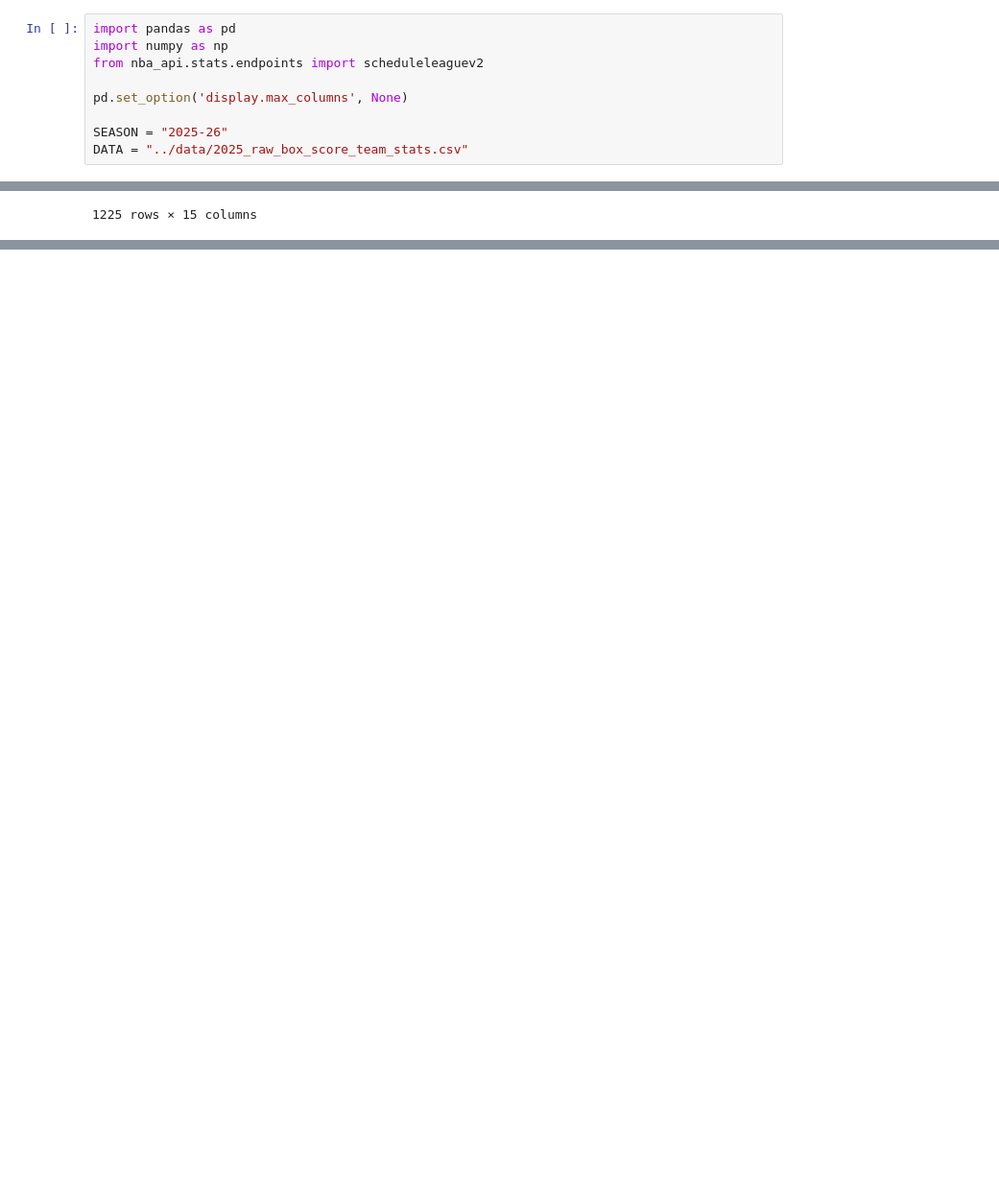
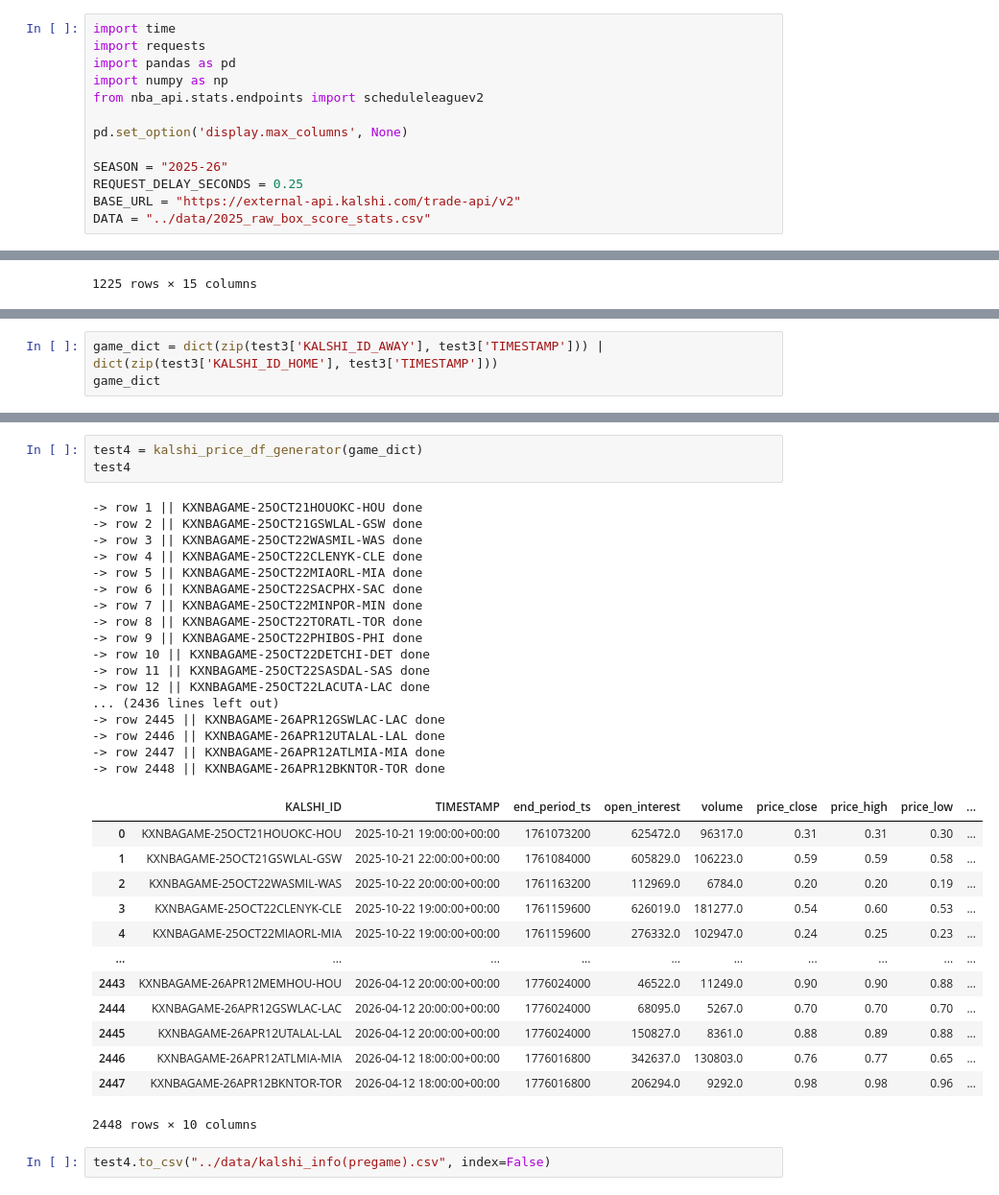
Before and after one commit to brad-hof/Milestone2, a Jupyter notebook: Notebooks/kalshi_data.ipynb, the cells around one changed output, grey strips where cells are left out. Shown at 96% size. Drawn from its saved outputs; the diff is of its cells as text; blank space fills up the shorter version.

Commit message:
Initial Kalshi data fetch and csv file rename

```diff
--- a/Notebooks/kalshi_data.ipynb
+++ b/Notebooks/kalshi_data.ipynb
@@ -7,6 +7,8 @@ description here
 
 fill this out later
 # %%
+import time
+import requests
 import pandas as pd
 import numpy as np
 from nba_api.stats.endpoints import scheduleleaguev2
@@ -14,7 +16,9 @@ from nba_api.stats.endpoints import scheduleleaguev2
 pd.set_option('display.max_columns', None)
 
 SEASON = "2025-26"
-DATA = "../data/2025_raw_box_score_team_stats.csv"
+REQUEST_DELAY_SECONDS = 0.25
+BASE_URL = "https://external-api.kalshi.com/trade-api/v2"
+DATA = "../data/2025_raw_box_score_stats.csv"
 # %% [markdown]
 ### Consolidate games
 
@@ -187,0 +192,3 @@ test3.to_csv("../data/2025_all_games_with_kalshi_info.csv", index=False)
+# %%
+game_dict = dict(zip(test3['KALSHI_ID_AWAY'], test3['TIMESTAMP'])) | dict(zip(test3['KALSHI_ID_HOME'], test3['TIMESTAMP']))
+game_dict
@@ -201,0 +308,36 @@ fill this out later
+# %%
+test4 = kalshi_price_df_generator(game_dict)
+test4
+# %% [output]
+-> row 1 || KXNBAGAME-25OCT21HOUOKC-HOU done
+-> row 2 || KXNBAGAME-25OCT21GSWLAL-GSW done
+-> row 3 || KXNBAGAME-25OCT22WASMIL-WAS done
+-> row 4 || KXNBAGAME-25OCT22CLENYK-CLE done
+-> row 5 || KXNBAGAME-25OCT22MIAORL-MIA done
+-> row 6 || KXNBAGAME-25OCT22SACPHX-SAC done
+-> row 7 || KXNBAGAME-25OCT22MINPOR-MIN done
+-> row 8 || KXNBAGAME-25OCT22TORATL-TOR done
+-> row 9 || KXNBAGAME-25OCT22PHIBOS-PHI done
+-> row 10 || KXNBAGAME-25OCT22DETCHI-DET done
+-> row 11 || KXNBAGAME-25OCT22SASDAL-SAS done
+-> row 12 || KXNBAGAME-25OCT22LACUTA-LAC done
+... (2436 lines left out)
+-> row 2445 || KXNBAGAME-26APR12GSWLAC-LAC done
+-> row 2446 || KXNBAGAME-26APR12UTALAL-LAL done
+-> row 2447 || KXNBAGAME-26APR12ATLMIA-MIA done
+-> row 2448 || KXNBAGAME-26APR12BKNTOR-TOR done
+|  | KALSHI_ID | TIMESTAMP | end_period_ts | open_interest | volume | price_close | price_high | price_low | ... |
+| 0 | KXNBAGAME-25OCT21HOUOKC-HOU | 2025-10-21 19:00:00+00:00 | 1761073200 | 625472.0 | 96317.0 | 0.31 | 0.31 | 0.30 | ... |
+| 1 | KXNBAGAME-25OCT21GSWLAL-GSW | 2025-10-21 22:00:00+00:00 | 1761084000 | 605829.0 | 106223.0 | 0.59 | 0.59 | 0.58 | ... |
+| 2 | KXNBAGAME-25OCT22WASMIL-WAS | 2025-10-22 20:00:00+00:00 | 1761163200 | 112969.0 | 6784.0 | 0.20 | 0.20 | 0.19 | ... |
+| 3 | KXNBAGAME-25OCT22CLENYK-CLE | 2025-10-22 19:00:00+00:00 | 1761159600 | 626019.0 | 181277.0 | 0.54 | 0.60 | 0.53 | ... |
+| 4 | KXNBAGAME-25OCT22MIAORL-MIA | 2025-10-22 19:00:00+00:00 | 1761159600 | 276332.0 | 102947.0 | 0.24 | 0.25 | 0.23 | ... |
+| ... | ... | ... | ... | ... | ... | ... | ... | ... | ... |
+| 2443 | KXNBAGAME-26APR12MEMHOU-HOU | 2026-04-12 20:00:00+00:00 | 1776024000 | 46522.0 | 11249.0 | 0.90 | 0.90 | 0.88 | ... |
+| 2444 | KXNBAGAME-26APR12GSWLAC-LAC | 2026-04-12 20:00:00+00:00 | 1776024000 | 68095.0 | 5267.0 | 0.70 | 0.70 | 0.70 | ... |
+| 2445 | KXNBAGAME-26APR12UTALAL-LAL | 2026-04-12 20:00:00+00:00 | 1776024000 | 150827.0 | 8361.0 | 0.88 | 0.89 | 0.88 | ... |
+| 2446 | KXNBAGAME-26APR12ATLMIA-MIA | 2026-04-12 18:00:00+00:00 | 1776016800 | 342637.0 | 130803.0 | 0.76 | 0.77 | 0.65 | ... |
+| 2447 | KXNBAGAME-26APR12BKNTOR-TOR | 2026-04-12 18:00:00+00:00 | 1776016800 | 206294.0 | 9292.0 | 0.98 | 0.98 | 0.96 | ... |
+2448 rows × 10 columns
+# %%
+test4.to_csv("../data/kalshi_info(pregame).csv", index=False)
```
Also changed, not shown: parts of 6 cells of this notebook, 8 other files.
